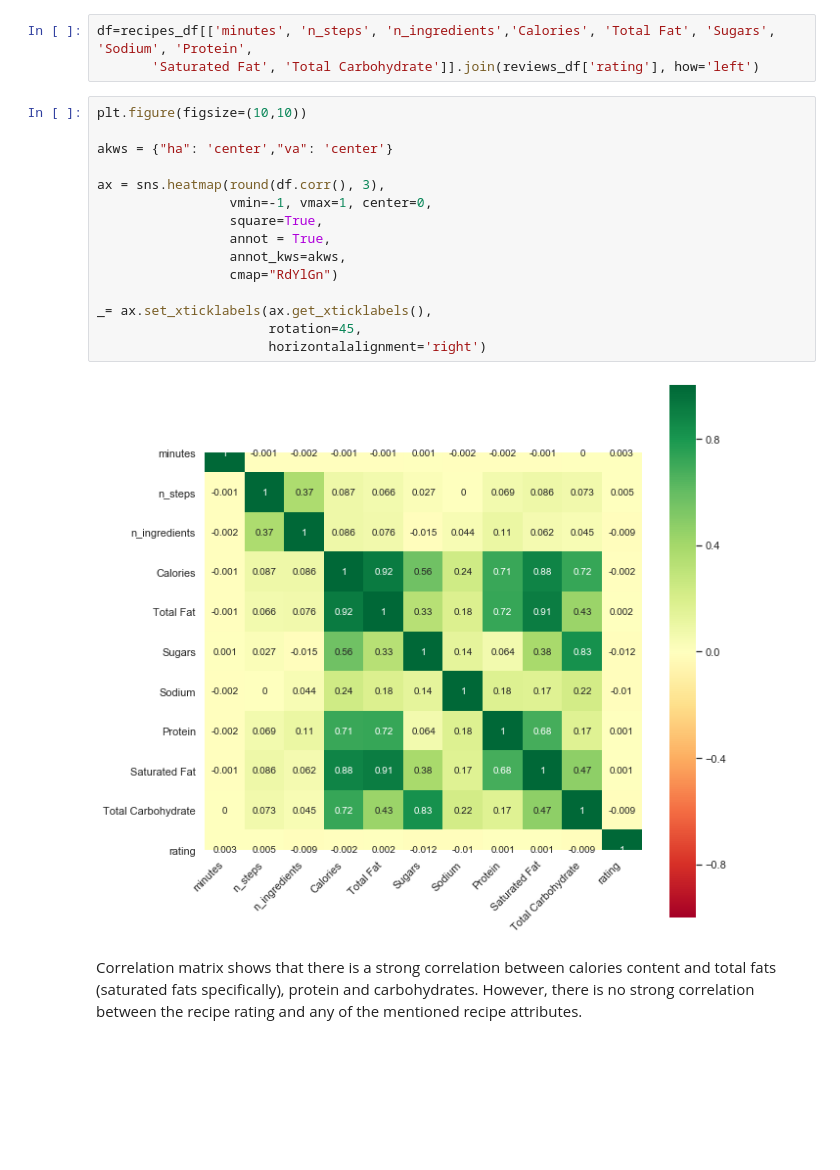
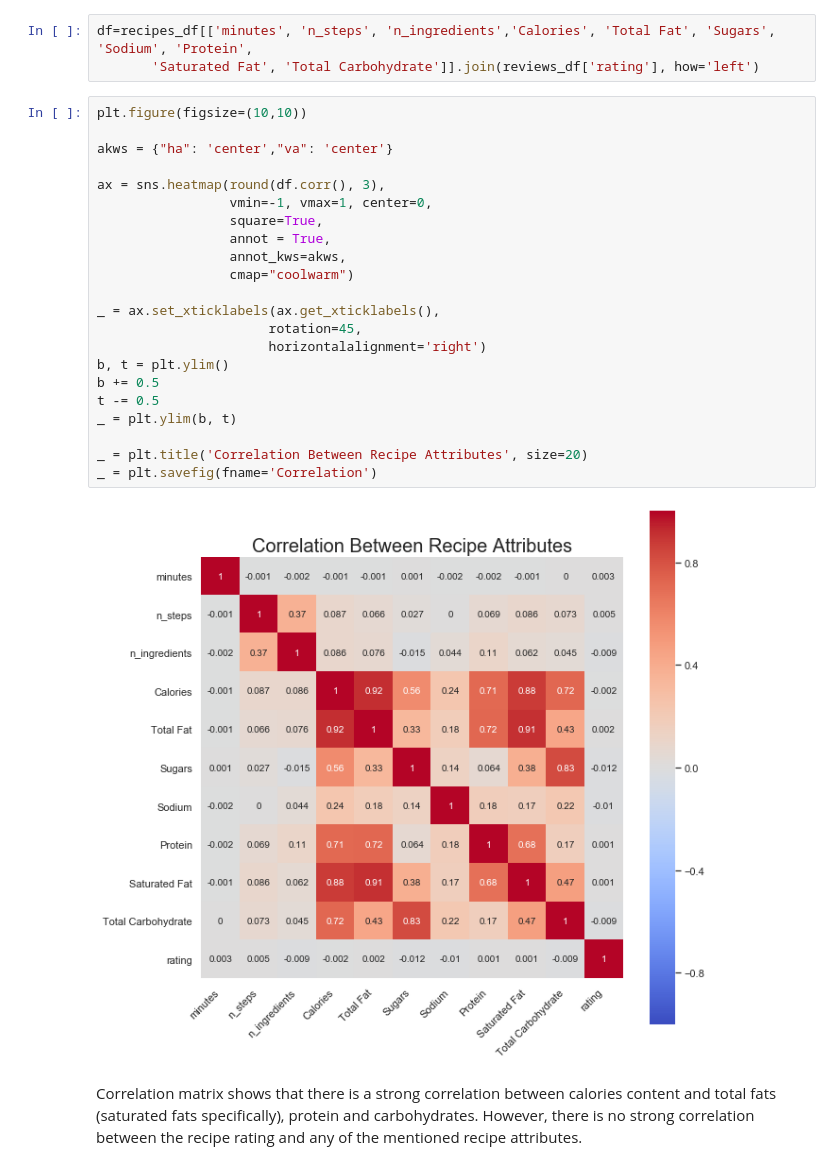
Before and after one commit to a-kantur/Springboard, a Jupyter notebook: Capstone Project 1/EDA and Data Story.ipynb, the cells around one changed output. Drawn from its saved outputs; the diff is of its cells as text; blank space fills up the shorter version.

```diff
--- a/Capstone Project 1/EDA and Data Story.ipynb
+++ b/Capstone Project 1/EDA and Data Story.ipynb
@@ -427,20 +447,27 @@ df=recipes_df[['minutes', 'n_steps', 'n_ingredients','Calories', 'Total Fat', 'S
 # %%
 plt.figure(figsize=(10,10))
 
 akws = {"ha": 'center',"va": 'center'}
 
 ax = sns.heatmap(round(df.corr(), 3),
                  vmin=-1, vmax=1, center=0,
                  square=True,
                  annot = True,
                  annot_kws=akws,
-                 cmap="RdYlGn")
+                 cmap="coolwarm")
 
-_= ax.set_xticklabels(ax.get_xticklabels(),
+_ = ax.set_xticklabels(ax.get_xticklabels(),
                       rotation=45,
                       horizontalalignment='right')
+b, t = plt.ylim()
+b += 0.5
+t -= 0.5
+_ = plt.ylim(b, t)
+
+_ = plt.title('Correlation Between Recipe Attributes', size=20)
+_ = plt.savefig(fname='Correlation')
 # %% [output]
-[figure, old version]
+[figure, new version]
 # %% [markdown]
 Correlation matrix shows that there is a strong correlation between calories content and total fats (saturated fats specifically), protein and carbohydrates. However, there is no strong correlation between the recipe rating and any of the mentioned recipe attributes.
 # %% [markdown]
```
Also changed, not shown: parts of 8 cells of this notebook, 1 other file.
